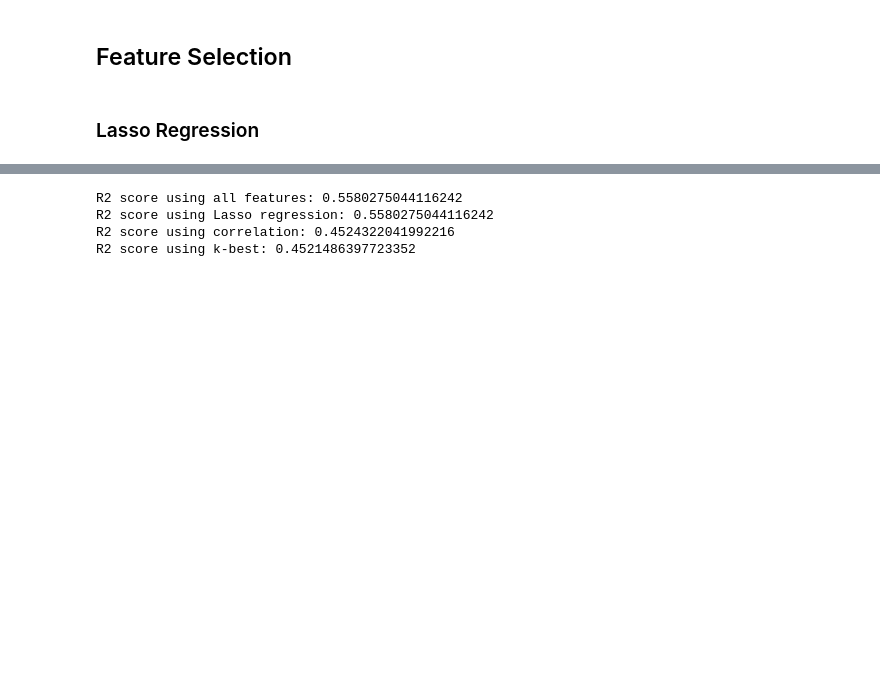
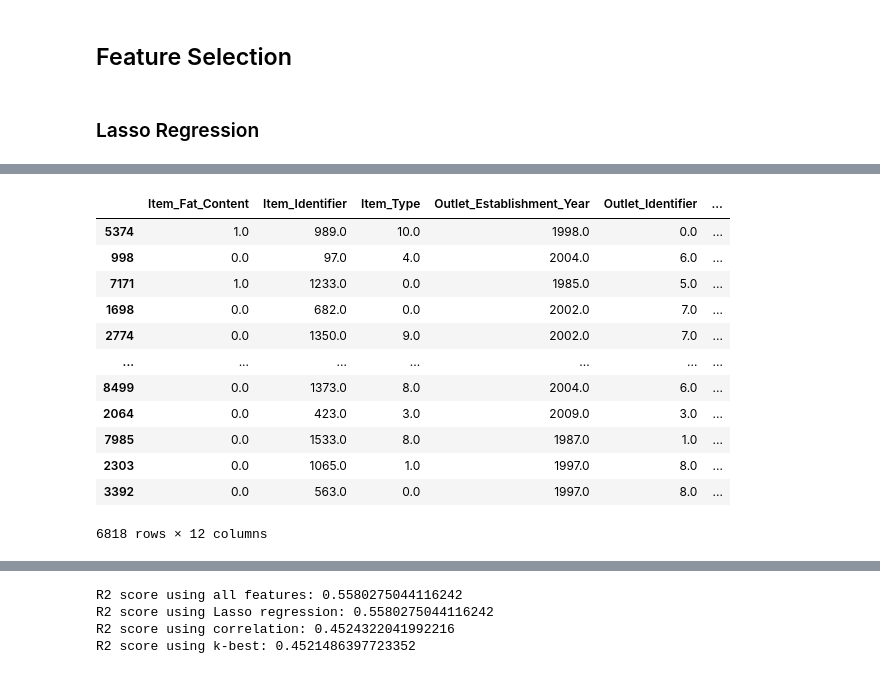
Before and after one commit to koushik2299/Item-Store-Sale-Prediction-, a Jupyter notebook: EDA+Modelling.ipynb, the cells around one changed output, grey strips where cells are left out. Cells and saved outputs as stored; diff of their text form; code cells hidden in the pictures; blank space fills up the shorter version.

```diff
--- a/EDA+Modelling.ipynb
+++ b/EDA+Modelling.ipynb
@@ -830,7 +895,23 @@ df3=df2[selected_features]
 # %%
-X=df3
+X=df_pca[df_pca.columns.difference(["Item_Outlet_Sales"])]
 y=df2["Item_Outlet_Sales"]
 X_train,X_test,Y_train,Y_test=train_test_split(X,y,test_size=0.2,random_state=43)
+# %%
+X_train
+# %% [output]
+|  | Item_Fat_Content | Item_Identifier | Item_Type | Outlet_Establishment_Year | Outlet_Identifier | ... |
+| 5374 | 1.0 | 989.0 | 10.0 | 1998.0 | 0.0 | ... |
+| 998 | 0.0 | 97.0 | 4.0 | 2004.0 | 6.0 | ... |
+| 7171 | 1.0 | 1233.0 | 0.0 | 1985.0 | 5.0 | ... |
+| 1698 | 0.0 | 682.0 | 0.0 | 2002.0 | 7.0 | ... |
+| 2774 | 0.0 | 1350.0 | 9.0 | 2002.0 | 7.0 | ... |
+| ... | ... | ... | ... | ... | ... | ... |
+| 8499 | 0.0 | 1373.0 | 8.0 | 2004.0 | 6.0 | ... |
+| 2064 | 0.0 | 423.0 | 3.0 | 2009.0 | 3.0 | ... |
+| 7985 | 0.0 | 1533.0 | 8.0 | 1987.0 | 1.0 | ... |
+| 2303 | 0.0 | 1065.0 | 1.0 | 1997.0 | 8.0 | ... |
+| 3392 | 0.0 | 563.0 | 0.0 | 1997.0 | 8.0 | ... |
+6818 rows × 12 columns
 # %%
 model=RandomForestRegressor()
 model.fit(X_train, Y_train)
```
Also changed, not shown: parts of 32 cells of this notebook.
